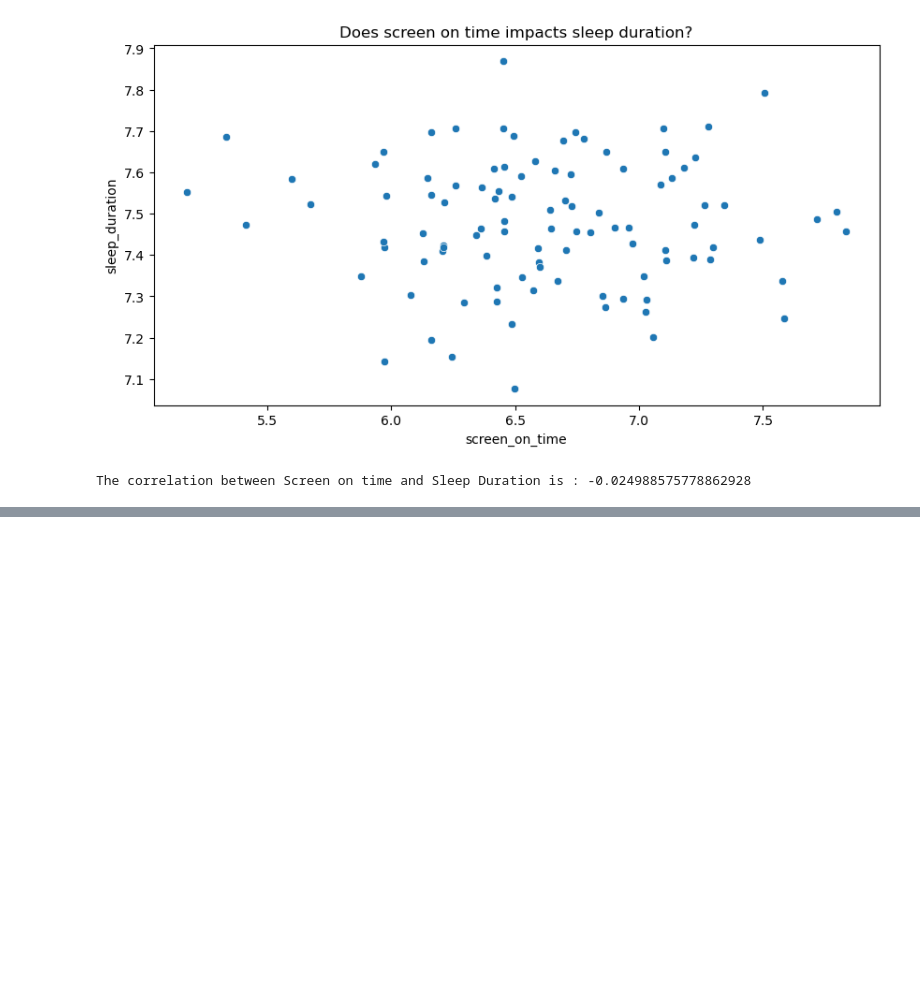
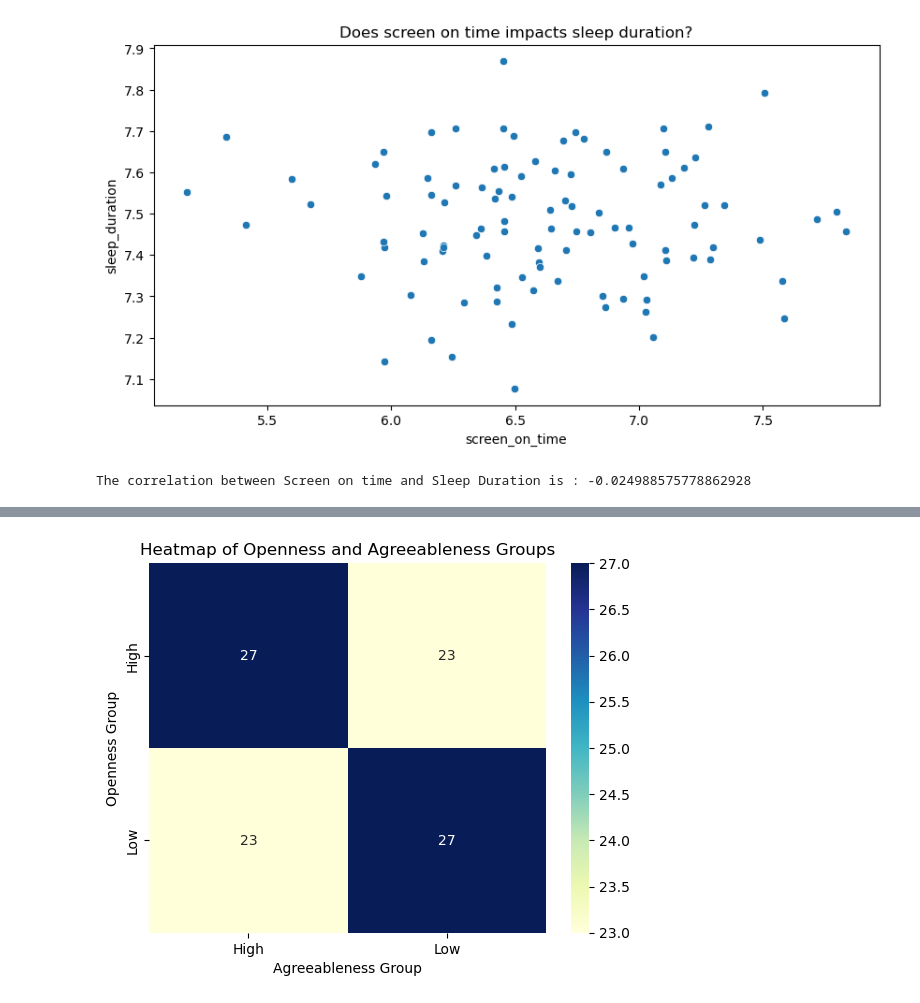
Before and after one commit to Harshan-Kurapati/StressDetection, a Jupyter notebook: Untitled.ipynb, the cells around one changed output, grey strips where cells are left out. Drawn from its saved outputs; the diff is of its cells as text; code cells hidden in the pictures; blank space fills up the shorter version.

```diff
--- a/Untitled.ipynb
+++ b/Untitled.ipynb
@@ -151,0 +173,11 @@ The correlation score between 'PSS_score' and 'PSQI_score': 0.027220679203736935
+# %%
+import seaborn as sns
+
+crosstab = pd.crosstab(averaged_df['Openness_group'], averaged_df['Agreeableness_group'])
+sns.heatmap(crosstab, annot=True, cmap="YlGnBu", fmt='d')
+plt.title('Heatmap of Openness and Agreeableness Groups')
+plt.xlabel('Agreeableness Group')
+plt.ylabel('Openness Group')
+plt.show()
+# %% [output]
+[figure, added]
```
Also changed, not shown: parts of 10 cells of this notebook.
